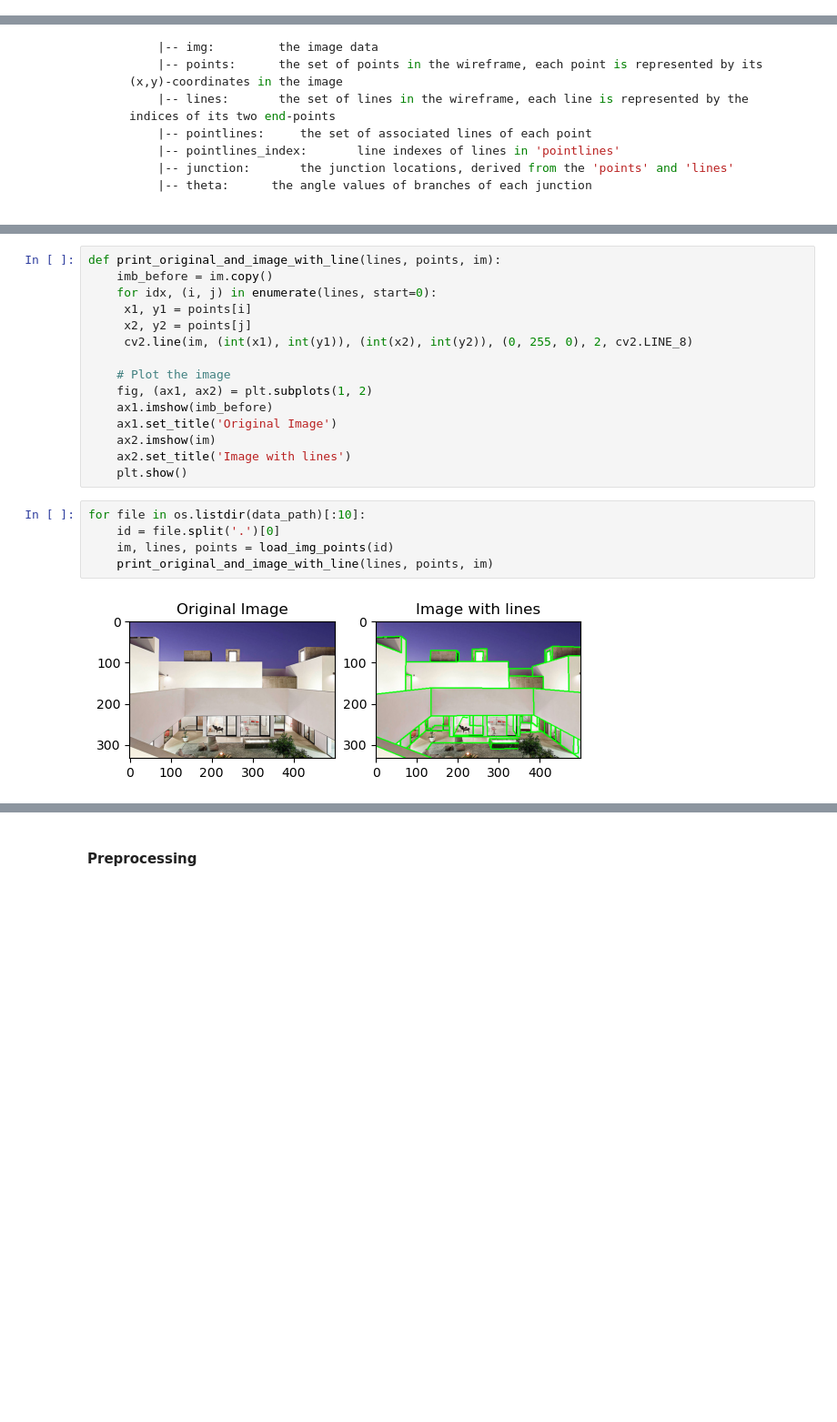
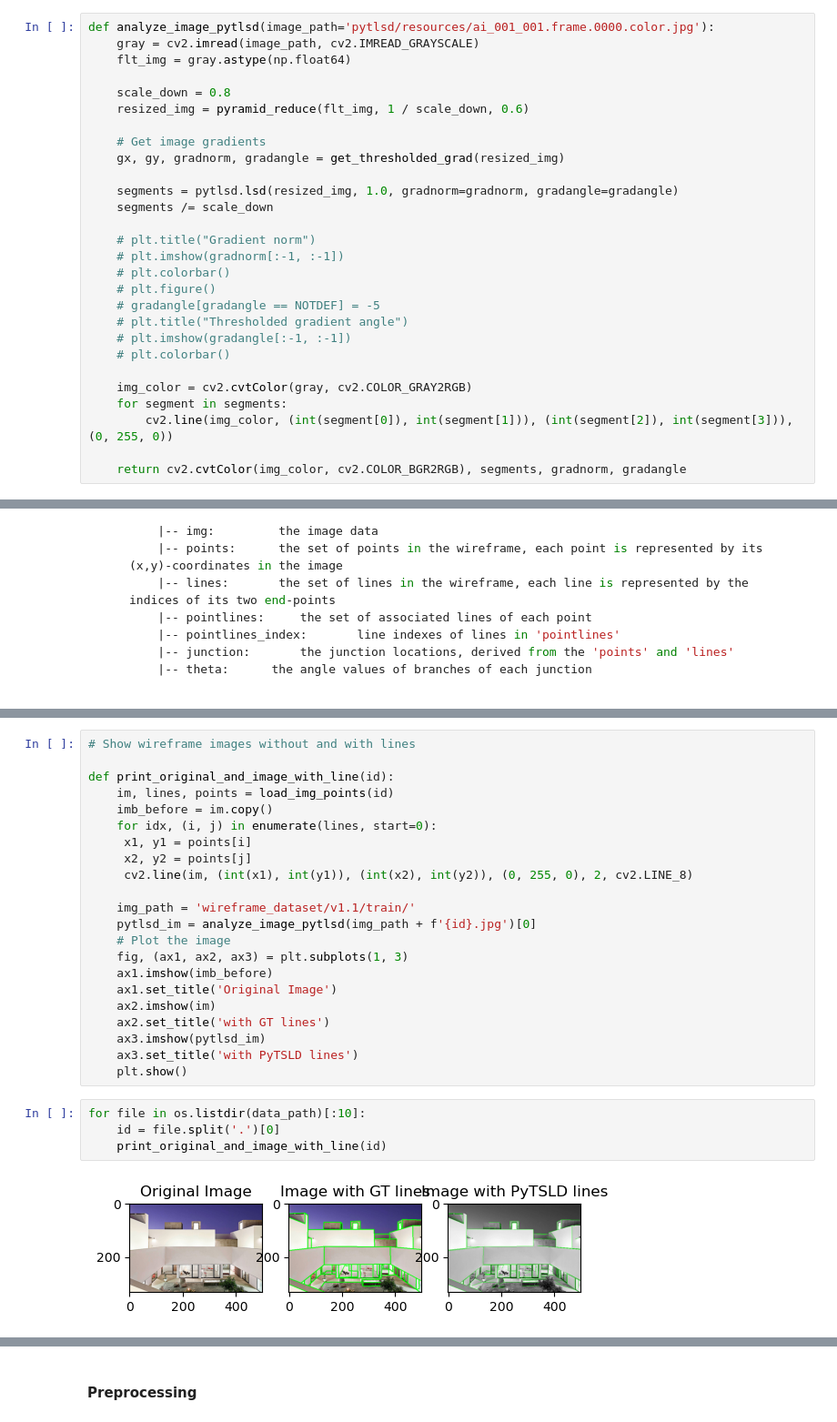
Before and after one commit to Marco-Voegeli/DeepLearningH22, a Jupyter notebook: notebook.ipynb, the cells around one changed output, grey strips where cells are left out. Shown at 91% size. Cells and saved outputs as stored; diff of their text form; blank space fills up the shorter version.

Commit message:
Add pytlsd to compare images

```diff
--- a/notebook.ipynb
+++ b/notebook.ipynb
@@ -14,0 +63,28 @@
+# %%
+def analyze_image_pytlsd(image_path='pytlsd/resources/ai_001_001.frame.0000.color.jpg'):
+    gray = cv2.imread(image_path, cv2.IMREAD_GRAYSCALE)
+    flt_img = gray.astype(np.float64)
+
+    scale_down = 0.8
+    resized_img = pyramid_reduce(flt_img, 1 / scale_down, 0.6)
+
+    # Get image gradients
+    gx, gy, gradnorm, gradangle = get_thresholded_grad(resized_img)
+
+    segments = pytlsd.lsd(resized_img, 1.0, gradnorm=gradnorm, gradangle=gradangle)
+    segments /= scale_down
+
+    # plt.title("Gradient norm")
+    # plt.imshow(gradnorm[:-1, :-1])
+    # plt.colorbar()
+    # plt.figure()
+    # gradangle[gradangle == NOTDEF] = -5
+    # plt.title("Thresholded gradient angle")
+    # plt.imshow(gradangle[:-1, :-1])
+    # plt.colorbar()
+
+    img_color = cv2.cvtColor(gray, cv2.COLOR_GRAY2RGB)
+    for segment in segments:
+        cv2.line(img_color, (int(segment[0]), int(segment[1])), (int(segment[2]), int(segment[3])), (0, 255, 0))
+
+    return cv2.cvtColor(img_color, cv2.COLOR_BGR2RGB), segments, gradnorm, gradangle
@@ -51,24 +126,30 @@ def load_img_points(idx):
     im = cv2.cvtColor(im, cv2.COLOR_BGR2RGB)
     return im, lines, points
 # %%
-def print_original_and_image_with_line(lines, points, im):
+# Show wireframe images without and with lines
+
+def print_original_and_image_with_line(id):
+    im, lines, points = load_img_points(id)
     imb_before = im.copy()
     for idx, (i, j) in enumerate(lines, start=0):
      x1, y1 = points[i]
      x2, y2 = points[j]
      cv2.line(im, (int(x1), int(y1)), (int(x2), int(y2)), (0, 255, 0), 2, cv2.LINE_8)
 
+    img_path = 'wireframe_dataset/v1.1/train/'
+    pytlsd_im = analyze_image_pytlsd(img_path + f'{id}.jpg')[0]
     # Plot the image
-    fig, (ax1, ax2) = plt.subplots(1, 2)
+    fig, (ax1, ax2, ax3) = plt.subplots(1, 3)
     ax1.imshow(imb_before)
     ax1.set_title('Original Image')
     ax2.imshow(im)
-    ax2.set_title('Image with lines')
+    ax2.set_title('with GT lines')
+    ax3.imshow(pytlsd_im)
+    ax3.set_title('with PyTSLD lines')
     plt.show()
 # %%
 for file in os.listdir(data_path)[:10]:
     id = file.split('.')[0]
-    im, lines, points = load_img_points(id)
-    print_original_and_image_with_line(lines, points, im)
+    print_original_and_image_with_line(id)
 # %% [output]
-[figure, old version]
+[figure, new version]
```
Also changed, not shown: parts of 12 cells of this notebook.
